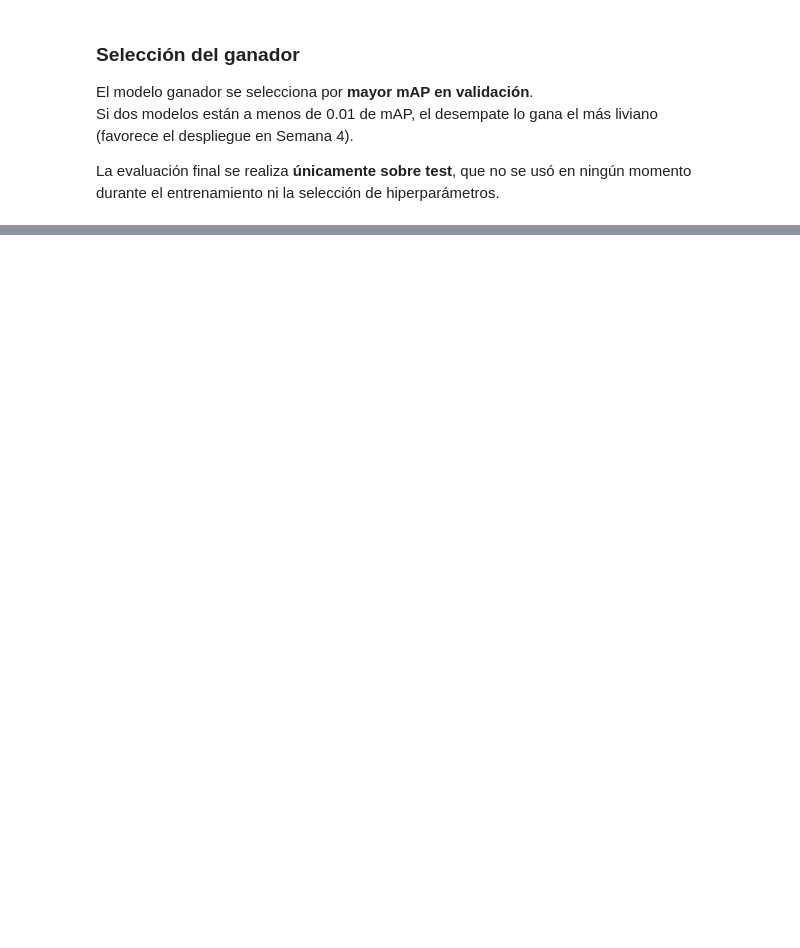
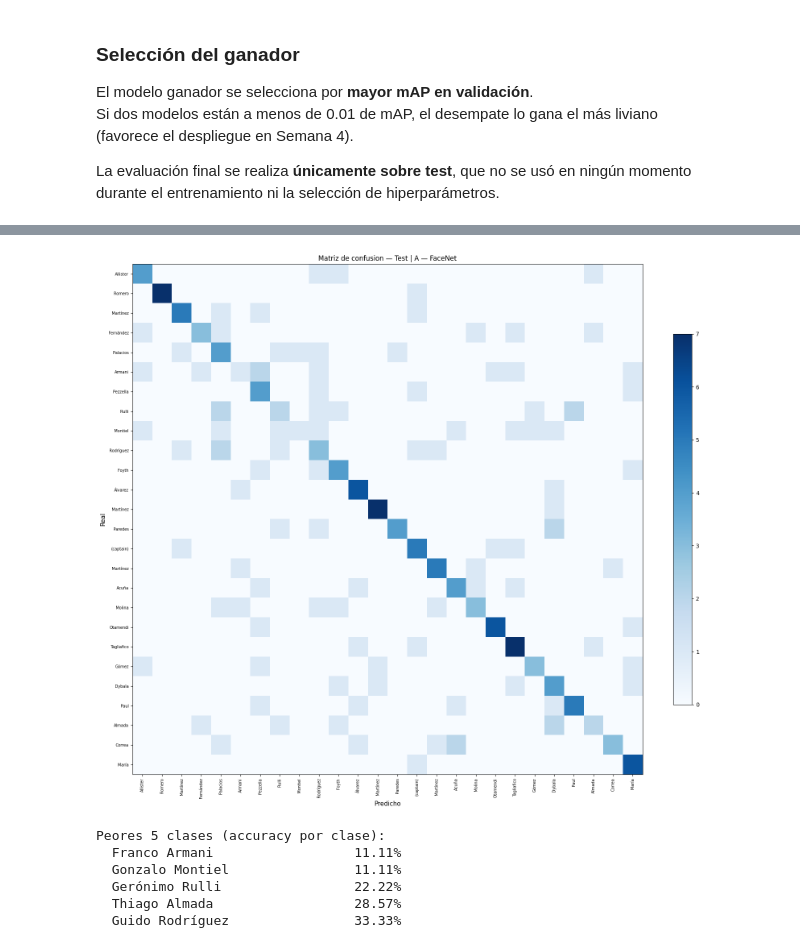
Before and after one commit to agudgithub/redes-neuronales-profundas, a Jupyter notebook: dev/03_model_training.ipynb, the cells around one changed output, grey strips where cells are left out. Drawn from its saved outputs; the diff is of its cells as text; code cells hidden in the pictures; blank space fills up the shorter version.

```diff
--- a/dev/03_model_training.ipynb
+++ b/dev/03_model_training.ipynb
@@ -407,17 +724,15 @@ y la reducción suave del LR actúan juntas como regularización.
 set_seed()
 
 # ── Modelo ──────────────────────────────────────────────────
-model_b = models.efficientnet_b2(weights=EfficientNet_B2_Weights.IMAGENET1K_V1)
+efficientnet = models.efficientnet_b2(weights=EfficientNet_B2_Weights.IMAGENET1K_V1)
 
 # Congelar primeros 5 bloques (stem + MBConv iniciales)
-for i, block in enumerate(model_b.features):
+for i, block in enumerate(efficientnet.features):
     if i < 5:
         for param in block.parameters():
             param.requires_grad = False
 
-# Reemplazar cabeza
-in_feats_b = model_b.classifier[-1].in_features
-model_b.classifier[-1] = nn.Linear(in_feats_b, NUM_CLASSES)
+model_b = JointEmbeddingNet(efficientnet, embedding_dim=128, num_classes=NUM_CLASSES)
 model_b = model_b.to(DEVICE)
 
 n_train = sum(p.numel() for p in model_b.parameters() if p.requires_grad)
@@ -426,14 +741,15 @@ print(f'Parametros entrenables: {n_train:,} / {n_total:,}')
 
 # ── DataLoaders ──────────────────────────────────────────────
 train_loader_b = build_dataloader(train_df, use_flip=True, use_color_jitter=True, shuffle=True)
+train_eval_loader_b = build_dataloader(train_df, shuffle=False)
 val_loader_b   = build_dataloader(val_df)
 
 # ── Grupos de parametros con LR diferencial ──────────────────
 backbone_params_b = [
-    p for name, p in model_b.named_parameters()
-    if p.requires_grad and 'classifier' not in name
+    p for name, p in model_b.backbone.named_parameters()
+    if p.requires_grad
 ]
-head_params_b = list(model_b.classifier.parameters())
+head_params_b = list(model_b.embedding_layer.parameters()) + list(model_b.classifier_head.parameters())
 
 criterion_b = nn.CrossEntropyLoss(label_smoothing=0.1)
 optimizer_b = torch.optim.AdamW([
@@ -442,10 +758,10 @@ optimizer_b = torch.optim.AdamW([
 ])
 scheduler_b = torch.optim.lr_scheduler.CosineAnnealingLR(optimizer_b, T_max=30)
 
-# ── Entrenamiento ─────────────────────────────────────────────
+# ── Entrenamiento (30 epocas completas) ─────────────────────────────
 model_b, history_b, best_map_b = run_experiment(
     'Exp B',
-    model_b, train_loader_b, val_loader_b,
+    model_b, train_loader_b, train_eval_loader_b, val_loader_b,
     criterion_b, optimizer_b, n_epochs=30,
     epoch_scheduler=scheduler_b,
 )
@@ -510,12 +846,11 @@ Se pasa como `batch_scheduler` a `run_experiment`, que lo llama dentro de `train
 set_seed()
 
 # ── Modelo ──────────────────────────────────────────────────
-model_c = models.mobilenet_v3_large(weights=MobileNet_V3_Large_Weights.IMAGENET1K_V2)
+mobilenet = models.mobilenet_v3_large(weights=MobileNet_V3_Large_Weights.IMAGENET1K_V2)
+# Aumentar dropout del clasificador original (0.2 → 0.3)
+mobilenet.classifier[2] = nn.Dropout(p=0.3)
 
-# Aumentar dropout del clasificador original (0.2 → 0.3) y reemplazar cabeza
-in_feats_c = model_c.classifier[-1].in_features   # 1280
-model_c.classifier[-1] = nn.Linear(in_feats_c, NUM_CLASSES)
-model_c.classifier[2]  = nn.Dropout(p=0.3)        # era Dropout(0.2)
+model_c = JointEmbeddingNet(mobilenet, embedding_dim=128, num_classes=NUM_CLASSES)
 model_c = model_c.to(DEVICE)
 
 n_train = sum(p.numel() for p in model_c.parameters() if p.requires_grad)
@@ -528,6 +863,7 @@ train_loader_c = build_dataloader(
     use_rotation=True, use_erasing=True,
     shuffle=True,
 )
+train_eval_loader_c = build_dataloader(train_df, shuffle=False)
 val_loader_c = build_dataloader(val_df)
 
 # ── Loss / Optimizer / Scheduler ────────────────────────────
@@ -545,10 +881,10 @@ scheduler_c = torch.optim.lr_scheduler.OneCycleLR(
     anneal_strategy='cos', # annealing coseno
 )
 
-# ── Entrenamiento ─────────────────────────────────────────────
+# ── Entrenamiento (40 epocas completas) ─────────────────────────────
 model_c, history_c, best_map_c = run_experiment(
     'Exp C',
-    model_c, train_loader_c, val_loader_c,
+    model_c, train_loader_c, train_eval_loader_c, val_loader_c,
     criterion_c, optimizer_c, n_epochs=40,
     batch_scheduler=scheduler_c,   # OneCycleLR por batch
 )
@@ -595,7 +956,7 @@ durante el entrenamiento ni la selección de hiperparámetros.
 # ── 6. Evaluacion final en test ──────────────────────────────
 
 candidates = [
-    ('A — ResNet-50',       model_a, best_map_a),
+    ('A — FaceNet',         model_a, best_map_a),
     ('B — EfficientNet-B2', model_b, best_map_b),
     ('C — MobileNetV3',     model_c, best_map_c),
 ]
@@ -603,9 +964,12 @@ best_name, best_model, best_val_map = max(candidates, key=lambda x: x[2])
 print(f'Modelo seleccionado: {best_name}')
 print(f'mAP en validacion  : {best_val_map:.4f}')
 
+train_eval_loader = build_dataloader(train_df, shuffle=False)
+best_centroids = compute_class_centroids(best_model, train_eval_loader)
+
 test_loader  = build_dataloader(test_df)
 test_metrics = make_metrics()
-_, test_m    = evaluate(best_model, test_loader, nn.CrossEntropyLoss(), test_metrics)
+_, test_m    = evaluate_triplet(best_model, test_loader, best_centroids, test_metrics)
 
 print(f"\n{'='*45}")
 print(f'  Metricas finales en TEST — {best_name}')
@@ -624,31 +999,41 @@ all_true     = []
 best_model.eval()
 with torch.no_grad():
     for imgs, labels in test_loader:
         imgs, labels = imgs.to(DEVICE), labels.to(DEVICE)
-        logits = best_model(imgs)
+        embeddings, _ = best_model(imgs)
+        similarities = torch.matmul(embeddings, best_centroids.t())
+        logits = similarities * 10.0
         cm_metric.update(torch.softmax(logits, 1), labels)
         all_preds.extend(logits.argmax(1).cpu().numpy())
         all_true.extend(labels.cpu().numpy())
 
 cm          = cm_metric.compute().cpu().numpy()
 class_names = [idx_to_label[i].replace('_', ' ').split()[-1] for i in range(NUM_CLASSES)]
 
 fig, ax = plt.subplots(figsize=(16, 14))
 im = ax.imshow(cm, cmap='Blues')
 ax.set_xticks(range(NUM_CLASSES))
 ax.set_yticks(range(NUM_CLASSES))
 ax.set_xticklabels(class_names, rotation=90, fontsize=7)
 ax.set_yticklabels(class_names, fontsize=7)
 ax.set_xlabel('Predicho', fontsize=11)
 ax.set_ylabel('Real', fontsize=11)
 ax.set_title(f'Matriz de confusion — Test | {best_name}', fontsize=12)
 plt.colorbar(im, ax=ax, fraction=0.03)
 plt.tight_layout()
 plt.show()
 
 # Peores 5 clases
 per_class_acc = cm.diagonal() / cm.sum(axis=1).clip(min=1)
 worst_5 = sorted(enumerate(per_class_acc), key=lambda x: x[1])[:5]
 print('\nPeores 5 clases (accuracy por clase):')
 for idx, acc in worst_5:
     print(f'  {idx_to_label[idx]:<30} {acc:.2%}')
+# %% [output]
+[figure, added]
+Peores 5 clases (accuracy por clase):
+  Franco Armani                  11.11%
+  Gonzalo Montiel                11.11%
+  Gerónimo Rulli                 22.22%
+  Thiago Almada                  28.57%
+  Guido Rodríguez                33.33%
```
Also changed, not shown: parts of 27 cells of this notebook, 10 other files.
